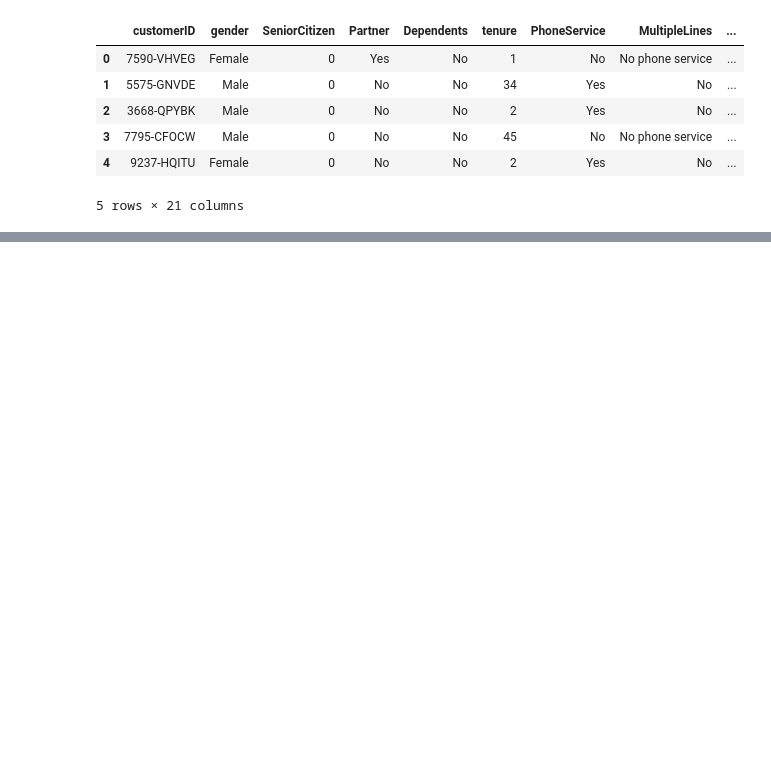
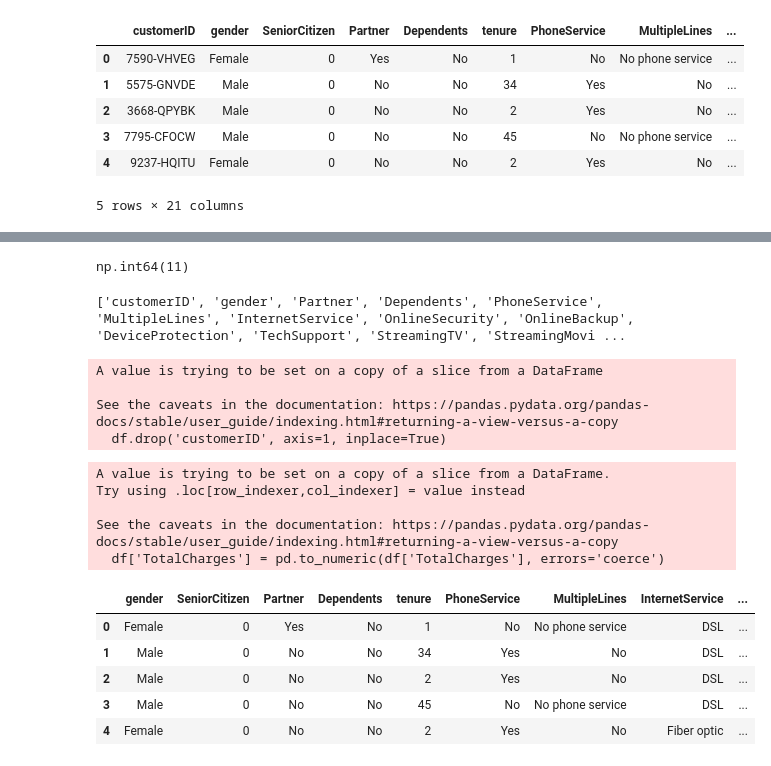
Before and after one commit to bhaveshnegi/Customer-Churn-Prediction-System, a Jupyter notebook: customer_churn.ipynb, the cells around one changed output, grey strips where cells are left out. Saved outputs shown, nothing was run; the diff lists cells and outputs as text; code cells hidden in the pictures; blank space fills up the shorter version.

```diff
--- a/customer_churn.ipynb
+++ b/customer_churn.ipynb
@@ -14,0 +168,6 @@ df.head()
+# %%
+df['TotalCharges'] = pd.to_numeric(df['TotalCharges'], errors='coerce')
+# %%
+df['TotalCharges'].isna().sum()
+# %% [output]
+np.int64(11)
@@ -14,0 +176,32 @@ df.head()
+# %%
+cat_cols = df.select_dtypes(include='object').columns.tolist()
+print(cat_cols)
+# %% [output]
+['customerID', 'gender', 'Partner', 'Dependents', 'PhoneService', 'MultipleLines', 'InternetService', 'OnlineSecurity', 'OnlineBackup', 'DeviceProtection', 'TechSupport', 'StreamingTV', 'StreamingMovi ...
+# %%
+# Drop customerID
+df.drop('customerID', axis=1, inplace=True)
+# %% [output]
+A value is trying to be set on a copy of a slice from a DataFrame
+
+See the caveats in the documentation: https://pandas.pydata.org/pandas-docs/stable/user_guide/indexing.html#returning-a-view-versus-a-copy
+  df.drop('customerID', axis=1, inplace=True)
+# %%
+# Convert TotalCharges
+df['TotalCharges'] = pd.to_numeric(df['TotalCharges'], errors='coerce')
+df = df.dropna(subset=['TotalCharges'])
+# %% [output]
+A value is trying to be set on a copy of a slice from a DataFrame.
+Try using .loc[row_indexer,col_indexer] = value instead
+
+See the caveats in the documentation: https://pandas.pydata.org/pandas-docs/stable/user_guide/indexing.html#returning-a-view-versus-a-copy
+  df['TotalCharges'] = pd.to_numeric(df['TotalCharges'], errors='coerce')
+# %%
+df.head()
+# %% [output]
+|  | gender | SeniorCitizen | Partner | Dependents | tenure | PhoneService | MultipleLines | InternetService | ... |
+| 0 | Female | 0 | Yes | No | 1 | No | No phone service | DSL | ... |
+| 1 | Male | 0 | No | No | 34 | Yes | No | DSL | ... |
+| 2 | Male | 0 | No | No | 2 | Yes | No | DSL | ... |
+| 3 | Male | 0 | No | No | 45 | No | No phone service | DSL | ... |
+| 4 | Female | 0 | No | No | 2 | Yes | No | Fiber optic | ... |
```
Also changed, not shown: parts of 23 cells of this notebook, 1 other file.
